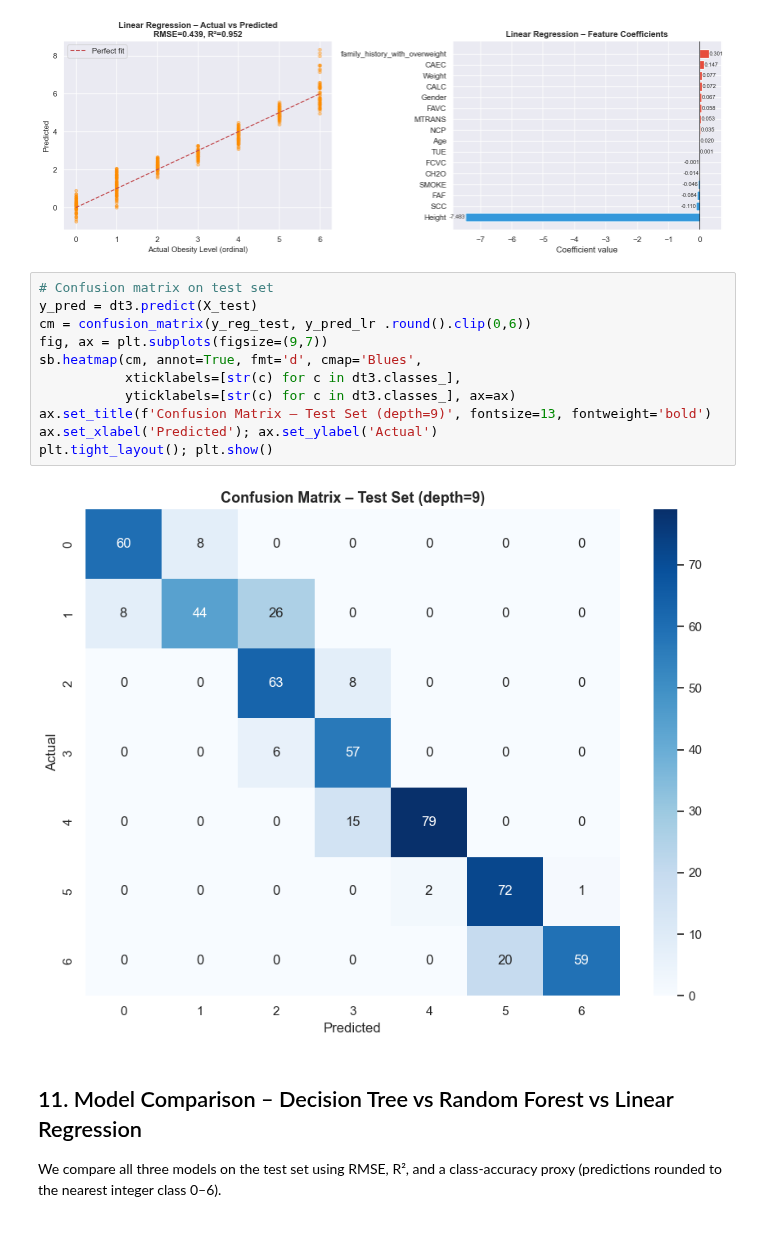
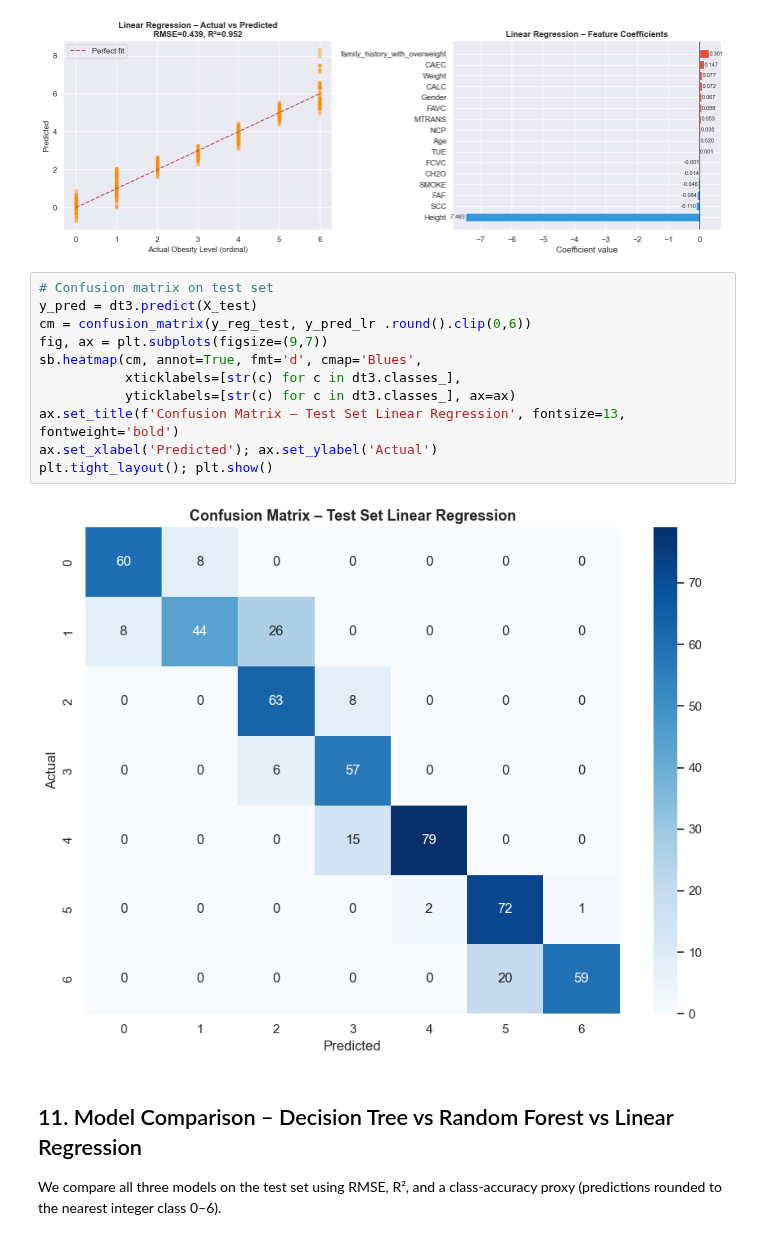
Before and after one commit to iakeehc/obesity-predictor, a Jupyter notebook: obesity_analysis.ipynb, the cells around one changed output. Drawn from its saved outputs; the diff is of its cells as text.

```diff
--- a/obesity_analysis.ipynb
+++ b/obesity_analysis.ipynb
@@ -383,16 +383,16 @@ plt.show()
 # %%
 # Confusion matrix on test set
 y_pred = dt3.predict(X_test)
 cm = confusion_matrix(y_reg_test, y_pred_lr .round().clip(0,6))
 fig, ax = plt.subplots(figsize=(9,7))
 sb.heatmap(cm, annot=True, fmt='d', cmap='Blues',
            xticklabels=[str(c) for c in dt3.classes_],
            yticklabels=[str(c) for c in dt3.classes_], ax=ax)
-ax.set_title(f'Confusion Matrix – Test Set (depth=9)', fontsize=13, fontweight='bold')
+ax.set_title(f'Confusion Matrix – Test Set Linear Regression', fontsize=13, fontweight='bold')
 ax.set_xlabel('Predicted'); ax.set_ylabel('Actual')
 plt.tight_layout(); plt.show()
 # %% [output]
-[figure, old version]
+[figure, new version]
 # %% [markdown]
 ## 11. Model Comparison – Decision Tree vs Random Forest vs Linear Regression
 We compare all three models on the test set using RMSE, R², and a class-accuracy proxy
```
Also changed, not shown: parts of 2 cells of this notebook.
